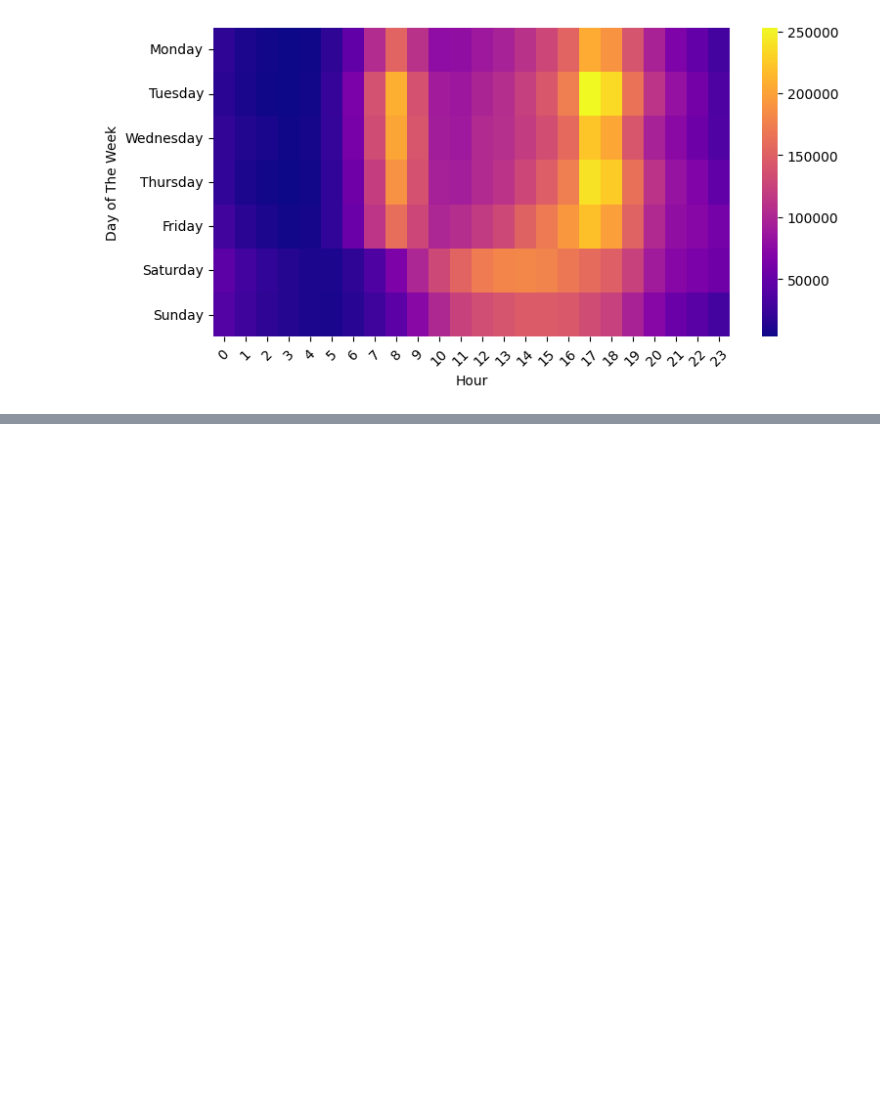
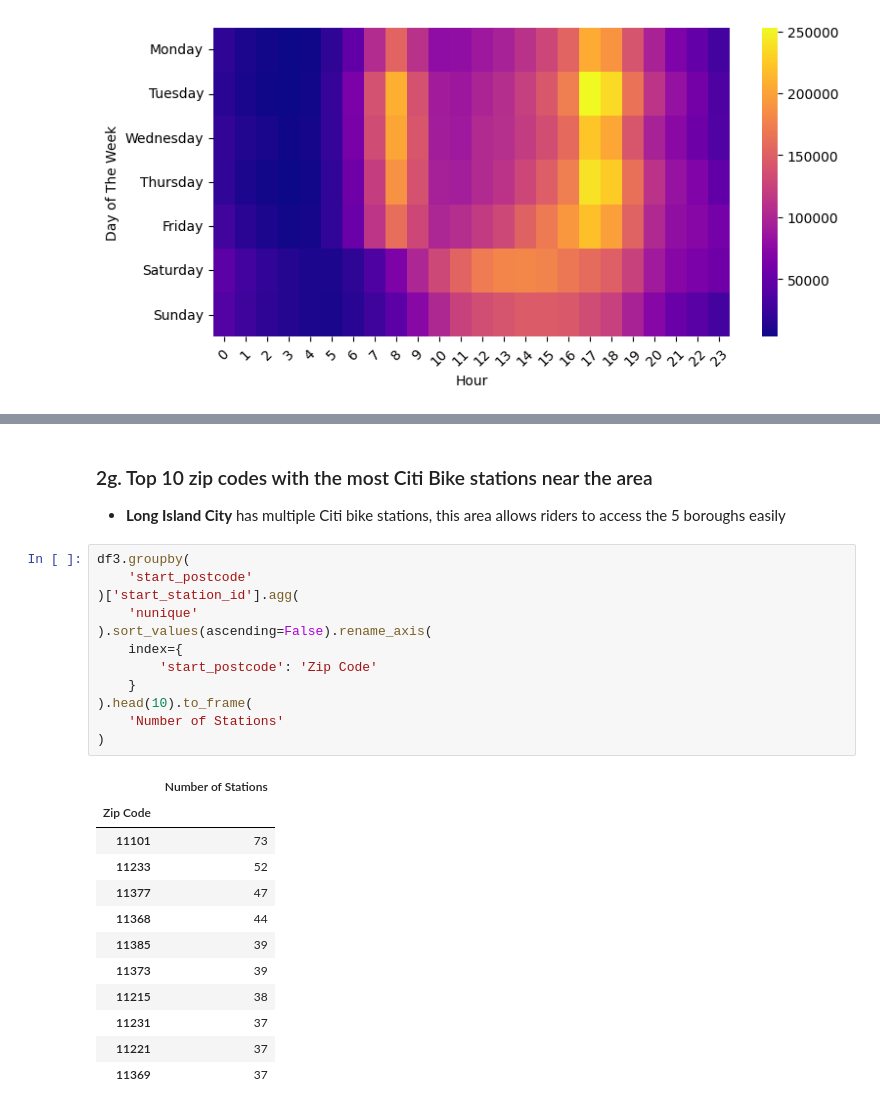
Before and after one commit to kazirshahria/citi-bike, a Jupyter notebook: notebook/02_data_analysis.ipynb, the cells around one changed output, grey strips where cells are left out. Saved outputs shown, nothing was run; the diff lists cells and outputs as text; blank space fills up the shorter version.

```diff
--- a/notebook/02_data_analysis.ipynb
+++ b/notebook/02_data_analysis.ipynb
@@ -202,0 +239,29 @@ df3.groupby(
+# %% [markdown]
+### 2g. Top 10 zip codes with the most Citi Bike stations near the area
+
+- **Long Island City** has multiple Citi bike stations, this area allows riders to access the 5 boroughs easily
+# %%
+df3.groupby(
+    'start_postcode'
+)['start_station_id'].agg(
+    'nunique'
+).sort_values(ascending=False).rename_axis(
+    index={
+        'start_postcode': 'Zip Code'
+    }
+).head(10).to_frame(
+    'Number of Stations'
+)
+# %% [output]
+|  | Number of Stations |
+| Zip Code |  |
+| 11101 | 73 |
+| 11233 | 52 |
+| 11377 | 47 |
+| 11368 | 44 |
+| 11385 | 39 |
+| 11373 | 39 |
+| 11215 | 38 |
+| 11231 | 37 |
+| 11221 | 37 |
+| 11369 | 37 |
```
Also changed, not shown: parts of 9 cells of this notebook.
